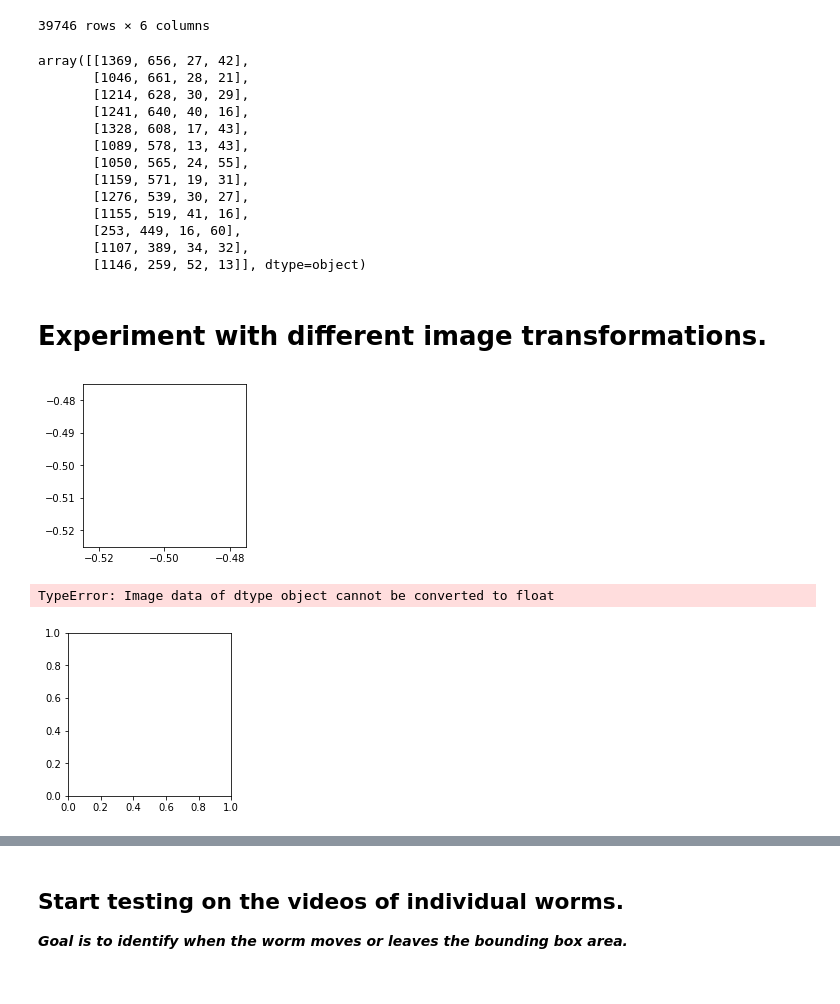
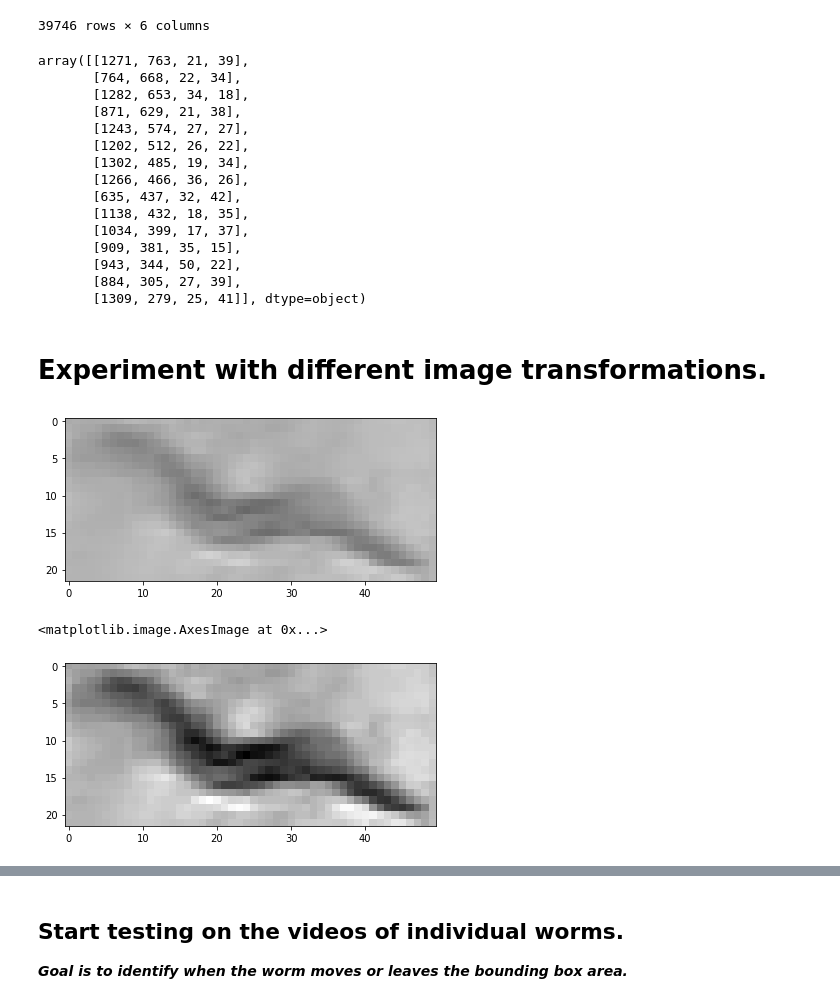
Before and after one commit to paolobif/TOD, a Jupyter notebook: dev.ipynb, the cells around one changed output, grey strips where cells are left out. Saved outputs shown, nothing was run; the diff lists cells and outputs as text; code cells hidden in the pictures.

```diff
--- a/dev.ipynb
+++ b/dev.ipynb
@@ -85,7 +82,7 @@ class CSV_Reader():
 # %%
 a = CSV_Reader(csv_path, vid_path)
 
-frame, bbs = a.get_worms_from_frame(2400)
+frame, bbs = a.get_worms_from_frame(206)
 worms = get_worms(frame, bbs)
 display_worms(worms)
 # %% [output]
@@ -120,19 +117,21 @@ df
 # %%
 bbs
 # %% [output]
-array([[1369, 656, 27, 42],
-       [1046, 661, 28, 21],
-       [1214, 628, 30, 29],
-       [1241, 640, 40, 16],
-       [1328, 608, 17, 43],
-       [1089, 578, 13, 43],
-       [1050, 565, 24, 55],
-       [1159, 571, 19, 31],
-       [1276, 539, 30, 27],
-       [1155, 519, 41, 16],
-       [253, 449, 16, 60],
-       [1107, 389, 34, 32],
-       [1146, 259, 52, 13]], dtype=object)
+array([[1271, 763, 21, 39],
+       [764, 668, 22, 34],
+       [1282, 653, 34, 18],
+       [871, 629, 21, 38],
+       [1243, 574, 27, 27],
+       [1202, 512, 26, 22],
+       [1302, 485, 19, 34],
+       [1266, 466, 36, 26],
+       [635, 437, 32, 42],
+       [1138, 432, 18, 35],
+       [1034, 399, 17, 37],
+       [909, 381, 35, 15],
+       [943, 344, 50, 22],
+       [884, 305, 27, 39],
+       [1309, 279, 25, 41]], dtype=object)
 # %%
 def show_section(bb):
     bb = bb.astype(int)
@@ -143,14 +142,14 @@ def show_section(bb):
 # %% [markdown]
 # Experiment with different image transformations.
 # %%
-img = show_section(bbs[8])
+img = show_section(bbs[12])
 # %% [output]
-[figure, old version]
+[figure, new version]
 # %%
 plt.imshow(cv2.normalize(img, img, 0, 255, cv2.NORM_MINMAX))
 # %% [output]
-TypeError: Image data of dtype object cannot be converted to float
+<matplotlib.image.AxesImage at 0x...>
-[figure, old version]
+[figure, new version]
 # %%
 t = show_section(bbs[12])
 cv2.blur(t, (5,5))
```
Also changed, not shown: parts of 16 cells of this notebook, 4 other files.
